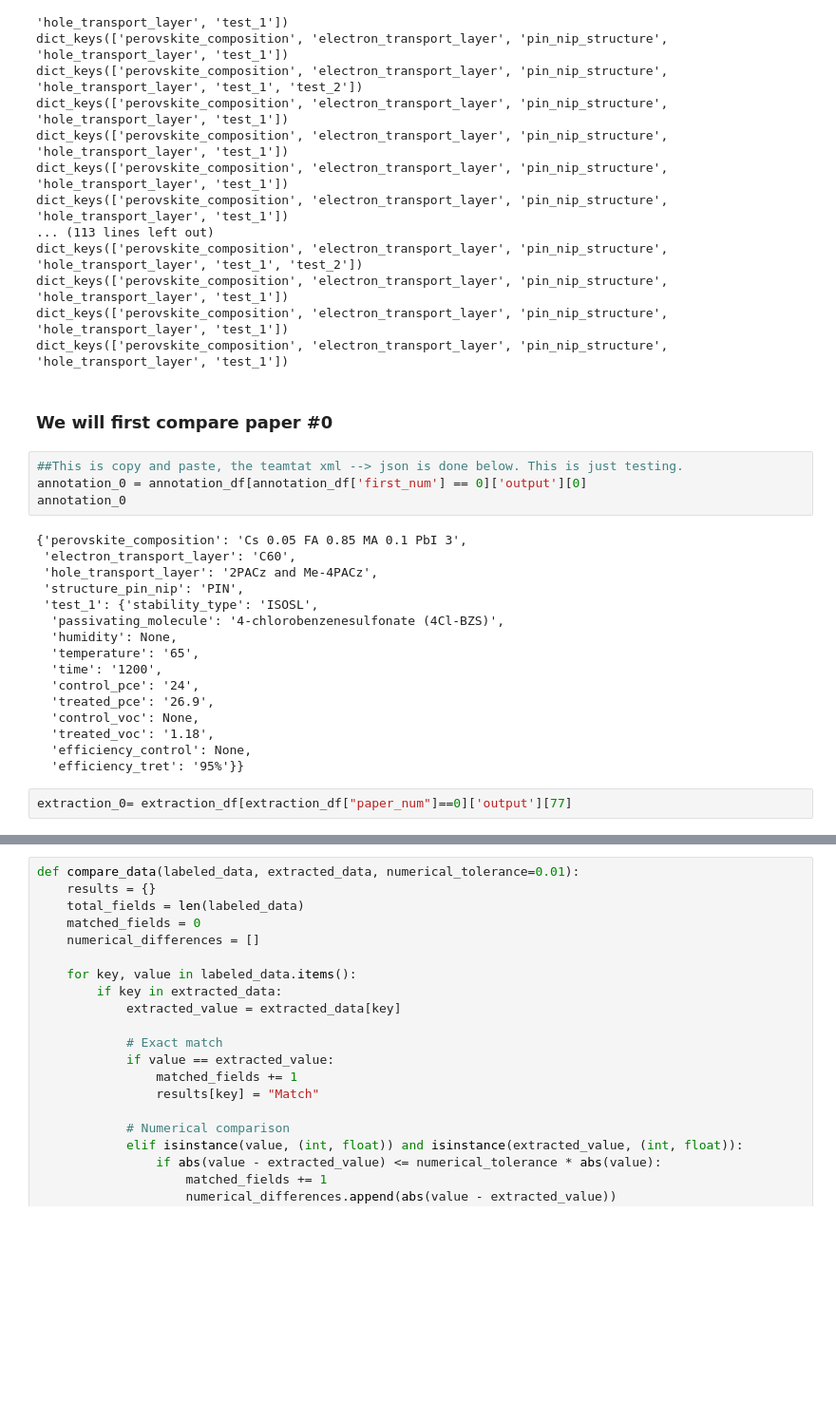
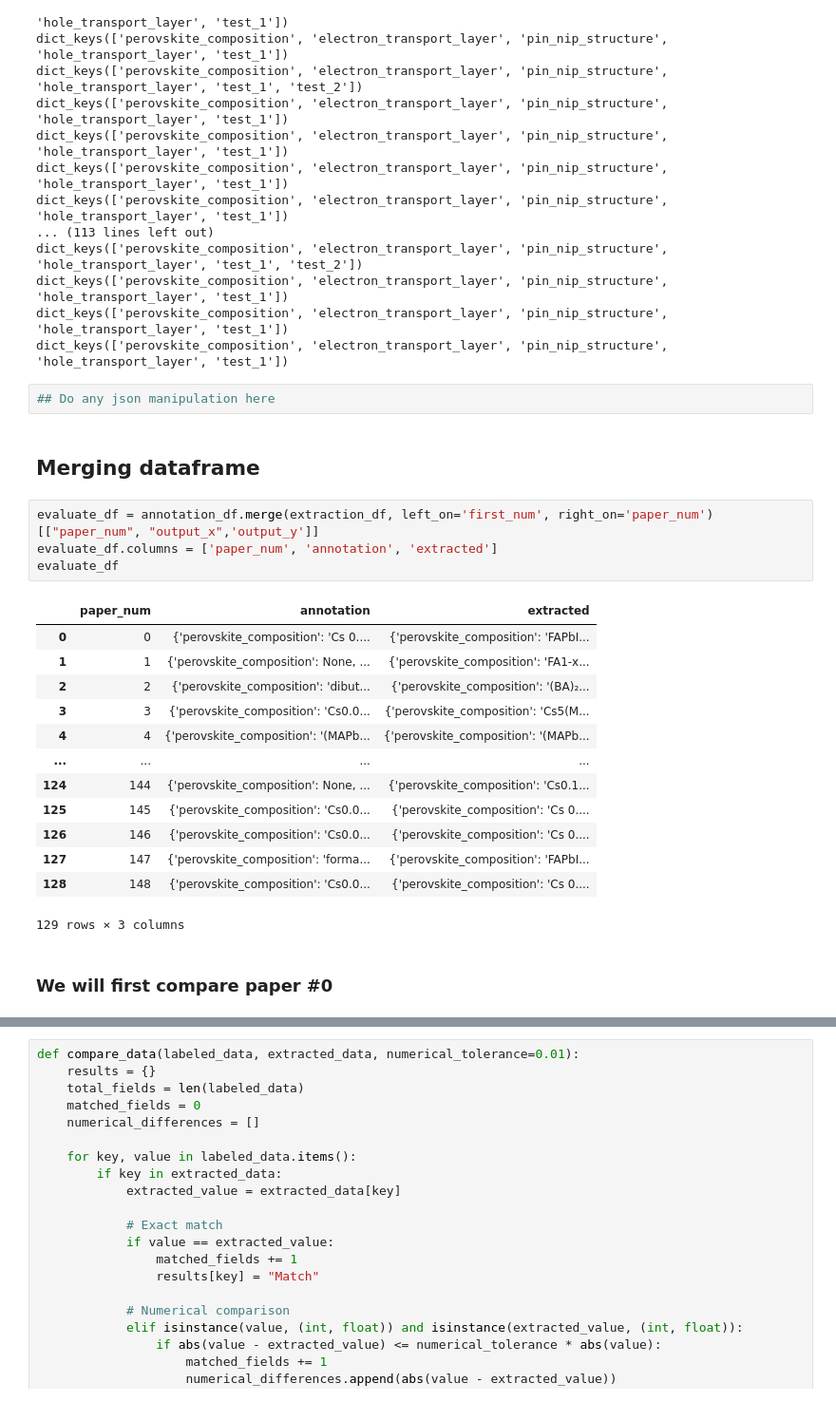
Before and after one commit to kanggunh/DSC180_B11_Q2, a Jupyter notebook: evaluation_final.ipynb, the cells around one changed output, grey strips where cells are left out. Shown at 95% size. Cells and saved outputs as stored; diff of their text form; blank space fills up the shorter version.

```diff
--- a/evaluation_final.ipynb
+++ b/evaluation_final.ipynb
@@ -159,27 +159,27 @@ dict_keys(['perovskite_composition', 'electron_transport_layer', 'pin_nip_struct
 dict_keys(['perovskite_composition', 'electron_transport_layer', 'pin_nip_structure', 'hole_transport_layer', 'test_1'])
 dict_keys(['perovskite_composition', 'electron_transport_layer', 'pin_nip_structure', 'hole_transport_layer', 'test_1'])
 dict_keys(['perovskite_composition', 'electron_transport_layer', 'pin_nip_structure', 'hole_transport_layer', 'test_1'])
+# %%
+## Do any json manipulation here
+# %% [markdown]
+## Merging dataframe
+# %%
+evaluate_df = annotation_df.merge(extraction_df, left_on='first_num', right_on='paper_num')[["paper_num", "output_x",'output_y']]
+evaluate_df.columns = ['paper_num', 'annotation', 'extracted']
+evaluate_df
+# %% [output]
+|  | paper_num | annotation | extracted |
+| 0 | 0 | {'perovskite_composition': 'Cs 0.... | {'perovskite_composition': 'FAPbI... |
+| 1 | 1 | {'perovskite_composition': None, ... | {'perovskite_composition': 'FA1-x... |
+| 2 | 2 | {'perovskite_composition': 'dibut... | {'perovskite_composition': '(BA)₂... |
+| 3 | 3 | {'perovskite_composition': 'Cs0.0... | {'perovskite_composition': 'Cs5(M... |
+| 4 | 4 | {'perovskite_composition': '(MAPb... | {'perovskite_composition': '(MAPb... |
+| ... | ... | ... | ... |
+| 124 | 144 | {'perovskite_composition': None, ... | {'perovskite_composition': 'Cs0.1... |
+| 125 | 145 | {'perovskite_composition': 'Cs0.0... | {'perovskite_composition': 'Cs 0.... |
+| 126 | 146 | {'perovskite_composition': 'Cs0.0... | {'perovskite_composition': 'Cs 0.... |
+| 127 | 147 | {'perovskite_composition': 'forma... | {'perovskite_composition': 'FAPbI... |
+| 128 | 148 | {'perovskite_composition': 'Cs0.0... | {'perovskite_composition': 'Cs 0.... |
+129 rows × 3 columns
 # %% [markdown]
 ### We will first compare paper #0
-# %%
-##This is copy and paste, the teamtat xml --> json is done below. This is just testing.
-annotation_0 = annotation_df[annotation_df['first_num'] == 0]['output'][0]
-annotation_0
-# %% [output]
-{'perovskite_composition': 'Cs 0.05 FA 0.85 MA 0.1 PbI 3',
- 'electron_transport_layer': 'C60',
- 'hole_transport_layer': '2PACz and Me-4PACz',
- 'structure_pin_nip': 'PIN',
- 'test_1': {'stability_type': 'ISOSL',
-  'passivating_molecule': '4-chlorobenzenesulfonate (4Cl-BZS)',
-  'humidity': None,
-  'temperature': '65',
-  'time': '1200',
-  'control_pce': '24',
-  'treated_pce': '26.9',
-  'control_voc': None,
-  'treated_voc': '1.18',
-  'efficiency_control': None,
-  'efficiency_tret': '95%'}}
-# %%
-extraction_0= extraction_df[extraction_df["paper_num"]==0]['output'][77]
```
Also changed, not shown: parts of 4 cells of this notebook, 1 other file.
